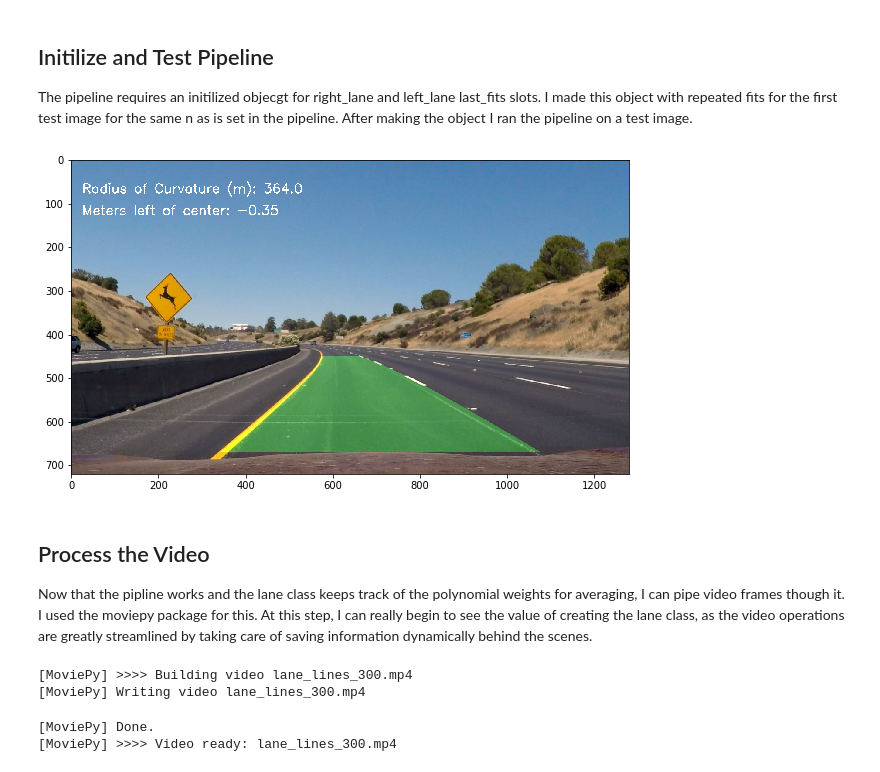
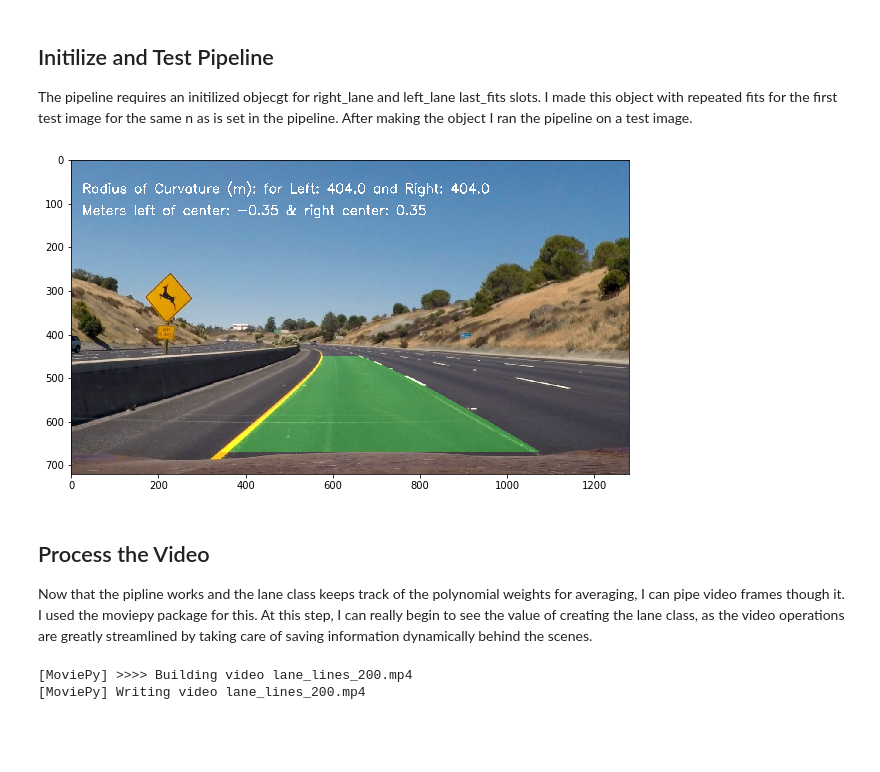
Before and after one commit to drmerlot/Carnd-Advanced-Lane-Lines, a Jupyter notebook: advanced_lane_lines.ipynb, the cells around one changed output. Cells and saved outputs as stored; diff of their text form; code cells hidden in the pictures; blank space fills up the shorter version.

```diff
--- a/advanced_lane_lines.ipynb
+++ b/advanced_lane_lines.ipynb
@@ -569,7 +569,7 @@ def calc_radius(left_fit, right_fit, lefty, righty, leftx, rightx):
     # Now our radius of curvature is in meters and I' going to take the minimum
 
     #curvature =(left_curverad, 'm', right_curverad, 'm')
-    curvature_text = np.round(np.min([left_curverad, right_curverad]), 0)
+    curvature_text = [np.round(left_curverad, 0), np.round(right_curverad, 0)]
 
     # now calcuate postition from right and left lane lines
     # but only from the bottom 25% of the fit
@@ -581,8 +581,9 @@ def calc_radius(left_fit, right_fit, lefty, righty, leftx, rightx):
     m_from_right = np.round((right_ave - 640)*xm_per_pix, 2)
 
     left_of_cent = (m_from_left + m_from_right)/2 - m_from_left
+    right_of_cent = (m_from_left + m_from_right)/2 - m_from_right
 
-    center_text = left_of_cent
+    center_text = [left_of_cent, right_of_cent]
 
 
     #print("Radius of Curvature: %f" % curvature)
@@ -644,11 +645,11 @@ def draw_lane(test, image, left_fitx, right_fitx, curve_text, center_text):
     result = cv2.addWeighted(image, 1, newwarp, 0.3, 0)
 
     #font = cv2.FOT_HERSHEY_TRIPLEX
-    curve_text = 'Radius of Curvature (m): ' + str(curve_text)
+    curve_text = 'Radius of Curvature (m): for Left: ' + str(curve_text[0]) + ' and Right: ' + str(curve_text[0])
 
     # now lane distance. Add this commented out line to print out dist from right line also
     #+ ' & right line: ' + str(center_text[1])
-    center_text = 'Meters left of center: ' + str(center_text)
+    center_text = 'Meters left of center: ' + str(center_text[0]) + ' & right center: ' + str(center_text[1])
     image_text1 = cv2.putText(result, curve_text, (25,75), cv2.FONT_HERSHEY_SIMPLEX, 1, (255,255,255),2)
     image_text2 = cv2.putText(image_text1, center_text, (25,125), cv2.FONT_HERSHEY_SIMPLEX, 1, (255,255,255),2)
 
@@ -659,7 +660,7 @@ def draw_lane(test, image, left_fitx, right_fitx, curve_text, center_text):
 # test the draw function
 # just to test, put in hard values
 result = []
-result = draw_lane(test, image, left_fitx, right_fitx, 1000, 1)
+result = draw_lane(test, image, left_fitx, right_fitx, [658, 720], [1.2, 0.7])
 plt.imshow(result)
 
 plt.savefig('output_images/draw_test.png')
@@ -748,8 +749,8 @@ def image_pipeline(input_image):
     warped, M, Minv = warp(thresholded, mtx, dist)
 
     # calcualte the average fits for the last 4 fits
-    ave_right_fit = average_fit(right_lane.last_fits, 300)
-    ave_left_fit = average_fit(left_lane.last_fits, 300)
+    ave_right_fit = average_fit(right_lane.last_fits, 200)
+    ave_left_fit = average_fit(left_lane.last_fits, 200)
 
     # continue down the pipe from poly fit function
     left_fitx, right_fitx, lefty, righty, leftx, rightx, left_fit, right_fit = ploy_fit(warped, ave_left_fit, ave_right_fit)
@@ -757,8 +758,8 @@ def image_pipeline(input_image):
     result = draw_lane(warped, input_image, left_fitx, right_fitx, curve_text = curve_feed, center_text = center_feed)
 
     # keep the fits rolling through the lane classes
-    right_lane.last_fits = lane_step(right_lane.last_fits, right_fit, 300)
-    left_lane.last_fits = lane_step(left_lane.last_fits, left_fit, 300)
+    right_lane.last_fits = lane_step(right_lane.last_fits, right_fit, 200)
+    left_lane.last_fits = lane_step(left_lane.last_fits, left_fit, 200)
 
     # get the final image
     return result
@@ -774,35 +775,35 @@ The pipeline requires an initilized objecgt for right_lane and left_lane last_fi
 #
 #=====================================================================================
 
 # Create the object
 right_lane = lane()
 left_lane = lane()
 
 # initilize with test 1
 
 # initilize the fit objects
-n = 300
+n = 200
 l_start = np.zeros([n, 3])
 for i in range(0, n):
     l_start[i:] = left_fit
 
 r_start = np.zeros([n, 3])
 for i in range(0, n):
     r_start[i:] = right_fit
 
 right_lane.last_fits = r_start
 left_lane.last_fits = l_start
 
 i_im = plt.imread('test_images/test2.jpg')
 
 ts = image_pipeline(i_im)
 
 plt.imshow(ts)
 
 # save the output to put in the writeup
 plt.savefig('output_images/final_test.png')
 # %% [output]
-[figure, old version]
+[figure, new version]
 # %% [markdown]
 ## Process the Video
 
@@ -825,9 +826,7 @@ original_video = VideoFileClip("project_video.mp4")
 lane_video = original_video.fl_image(image_pipeline)
 
 # writes out the video to
-lane_video.write_videofile('lane_lines_300.mp4', audio=False)
+lane_video.write_videofile('lane_lines_200.mp4', audio=False)
 # %% [output]
-[MoviePy] >>>> Building video lane_lines_300.mp4
-[MoviePy] Writing video lane_lines_300.mp4
+[MoviePy] >>>> Building video lane_lines_200.mp4
+[MoviePy] Writing video lane_lines_200.mp4
-[MoviePy] Done.
-[MoviePy] >>>> Video ready: lane_lines_300.mp4
```
Also changed, not shown: parts of 4 cells of this notebook, 5 other files.
